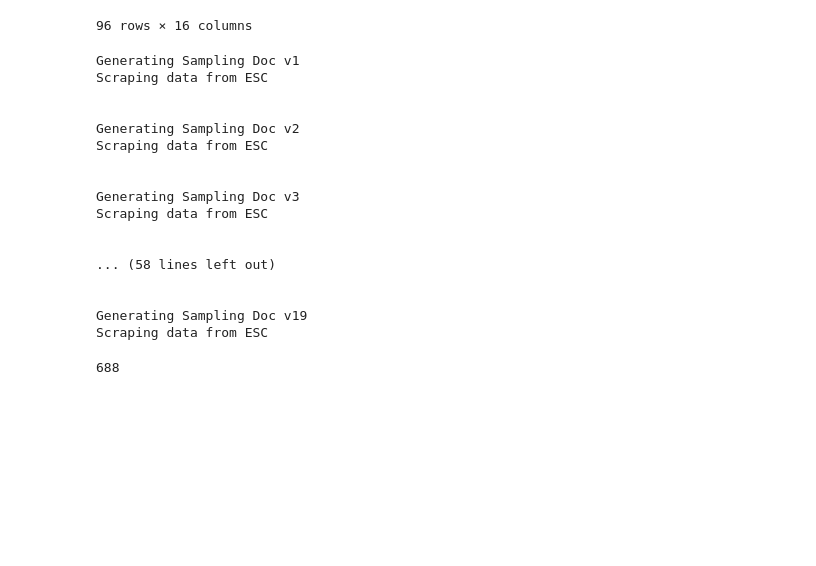
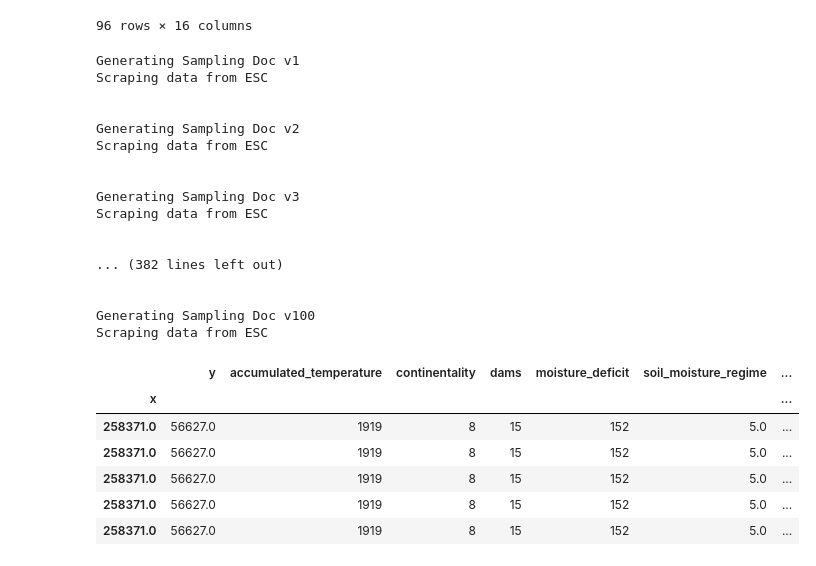
Before and after one commit to dougaltoms/Rewilder, a Jupyter notebook: dev.ipynb, the cells around one changed output. Saved outputs shown, nothing was run; the diff lists cells and outputs as text; code cells hidden in the pictures; blank space fills up the shorter version.

```diff
--- a/dev.ipynb
+++ b/dev.ipynb
@@ -323,7 +323,7 @@ df_final = df_final.set_index('x')
 driver = initiate_driver()
 
 # Create sampling file, send to ESC, clean, add to master DF
-for file_version in range(1,20):
+for file_version in range(1,101):
 
     print(f'Generating Sampling Doc v{file_version}')
     locs_file_path = generate_sampling_locs(file_version)
@@ -350,21 +350,27 @@ Generating Sampling Doc v3
 Scraping data from ESC
 
 
-... (58 lines left out)
+... (382 lines left out)
 
 
-Generating Sampling Doc v19
+Generating Sampling Doc v100
 Scraping data from ESC
 # %%
 import matplotlib.pyplot as plt
 len(df_final)
 
 # plt.scatter(x=df_final['longitude'], y=df_final['latitude'])
 # plt.show()
 
-# df_final.head()
+df_final.head()
 # %% [output]
-688
+|  | y | accumulated_temperature | continentality | dams | moisture_deficit | soil_moisture_regime | ... |
+| x |  |  |  |  |  |  | ... |
+| 258371.0 | 56627.0 | 1919 | 8 | 15 | 152 | 5.0 | ... |
+| 258371.0 | 56627.0 | 1919 | 8 | 15 | 152 | 5.0 | ... |
+| 258371.0 | 56627.0 | 1919 | 8 | 15 | 152 | 5.0 | ... |
+| 258371.0 | 56627.0 | 1919 | 8 | 15 | 152 | 5.0 | ... |
+| 258371.0 | 56627.0 | 1919 | 8 | 15 | 152 | 5.0 | ... |
 # %%
 # Interpolation
 import numpy as np
```
Also changed, not shown: parts of 2 cells of this notebook.
